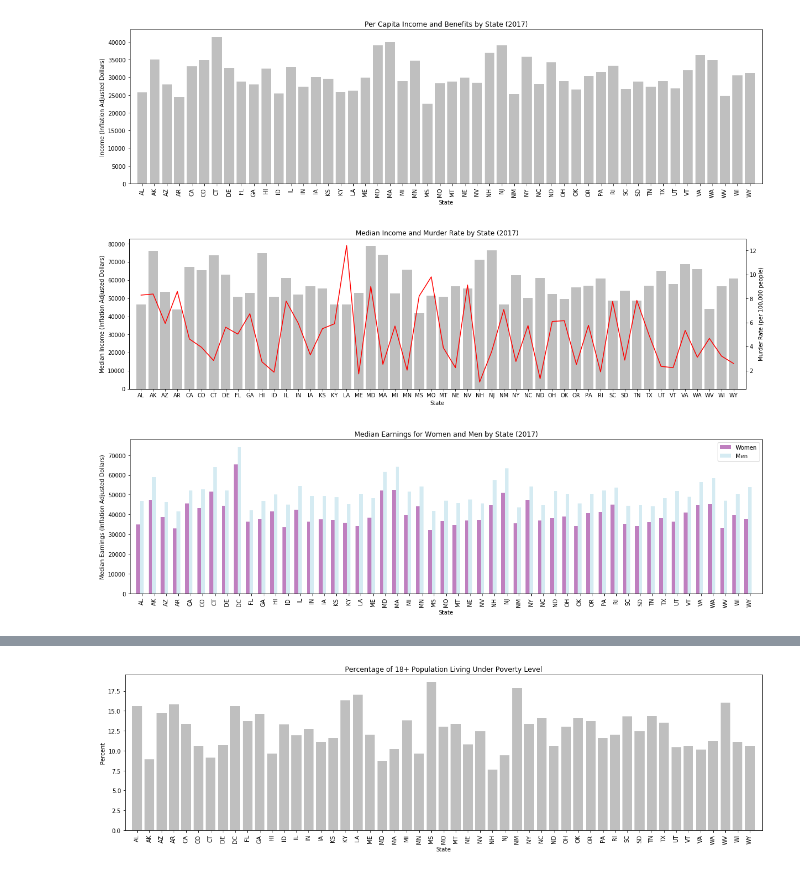
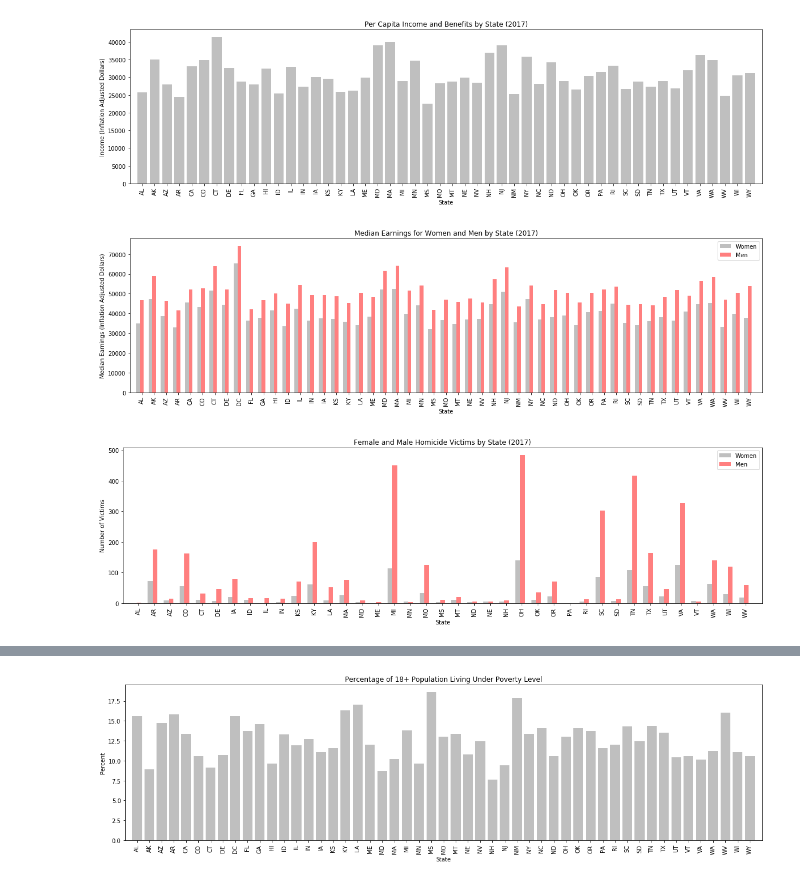
Before and after one commit to stace2775/07-Group_Project_1, a Jupyter notebook: GROUP_2_DATA_EXPLORATION_AND_CLEANUP.ipynb, the cells around one changed output, grey strips where cells are left out. Drawn from its saved outputs; the diff is of its cells as text; code cells hidden in the pictures.

```diff
--- a/GROUP_2_DATA_EXPLORATION_AND_CLEANUP.ipynb
+++ b/GROUP_2_DATA_EXPLORATION_AND_CLEANUP.ipynb
@@ -1304,39 +1203,49 @@ plt.savefig("Images/State_PerCapita_Income_2017.png")
 # %% [output]
 [figure]
 # %%
-#MEDIAN EARNINGS BY STATE FOR 2017 with MURDER RATE BY STATE - - BASED ON 2017 CENSUS DATA ONLY
-c_states = ses_mrcensus['state_abbr']
-median_income = ses_mrcensus['Total_median_income']
-mrate = ses_mrcensus['Murder Rate']
+#MEDIAN EARNINGS (MALE & FEMALE SIDE-BY-SIDE) BY STATE FOR 2017 - - BASED ON 2017 CENSUS DATA ONLY
+
+c_states = ses_census_df['state_abbr']
+med_earn_F = ses_census_df['Median_female']
+med_earn_M = ses_census_df['Median_male']
 
 x_axis = np.arange(len(c_states))
 
 fig = plt.figure(figsize=(20, 5))
 ax = fig.add_subplot(111)
 
-ax.bar(x_axis, median_income, color='gray', alpha=0.5, align='center')
-ax2 = ses_mrcensus['Murder Rate'].plot(secondary_y=True, color='r')
+w = 0.3
+
+women = ax.bar(x_axis-w, med_earn_F, color='gray', alpha=0.5, align='center', width = w)
+men = ax.bar(x_axis, med_earn_M, color='red', alpha=0.5, align='center', width = w)
+#ax2 = ses_mrcensus['Murder Rate'].plot(secondary_y=True, color='y')
+
+
+#ax2 = ses_state_v_sex_2017['Male Count'].plot(secondary_y=True, color='y')
 
 tick_locations = [value for value in x_axis]
 plt.xticks(tick_locations, c_states, rotation="vertical")
 
 plt.xlim(-1, len(x_axis))
 
+plt.title("Median Earnings for Women and Men by State (2017)")
+ax.set_xlabel("State")
+ax.set_ylabel("Median Earnings (Inflation Adjusted Dollars)")
+#ax2.set_ylabel("Murder Rate (per 100,000 people)")
 
-plt.title("Median Income and Murder Rate by State (2017)")
-ax.set_xlabel("State")
-ax.set_ylabel("Median Income (Inflation Adjusted Dollars)")
-ax2.set_ylabel("Murder Rate (per 100,000 people)")
+#ax2.set_ylabel("Number of Male Homicide Victims by State")
+plt.legend((women[0], men[0]), ('Women', 'Men'))
 
-plt.savefig("Images/Median_Income_and_Murder_Rate_2017.png")
+plt.savefig("Images/Male_and_Female_State_Median_Earnings_2017.png")
 # %% [output]
-[figure, old version]
+[figure, new version]
 # %%
-#MEDIAN EARNINGS (MALE & FEMALE SIDE-BY-SIDE) BY STATE FOR 2017 - - BASED ON 2017 CENSUS DATA ONLY
+#COUNT OF HOMICIDE VICTIMS (MALE & FEMALE SIDE-BY-SIDE) WITH HOMICIDE RATE BY STATE FOR 2017
 
-c_states = ses_census_df['state_abbr']
-med_earn_F = ses_census_df['Median_female']
-med_earn_M = ses_census_df['Median_male']
+c_states = vcensus['state_abbr']
+m_count = vcensus['Male Count']
+f_count = vcensus['Female Count']
+pct_active = str(round(vcensus['Pct Active']))
 
 x_axis = np.arange(len(c_states))
 
@@ -1345,27 +1254,27 @@ ax = fig.add_subplot(111)
 
 w = 0.3
 
-women = ax.bar(x_axis-w, med_earn_F, color='purple', alpha=0.5, align='center', width = w)
-men = ax.bar(x_axis, med_earn_M, color='lightblue', alpha=0.5, align='center', width = w)
+women = ax.bar(x_axis-w, f_count, color='gray', alpha=0.5, align='center', width = w)
+men = ax.bar(x_axis, m_count, color='red', alpha=0.5, align='center', width = w)
 #ax2 = ses_mrcensus['Murder Rate'].plot(secondary_y=True, color='y')
 
 
 #ax2 = ses_state_v_sex_2017['Male Count'].plot(secondary_y=True, color='y')
 
-tick_locations = [value for value in x_axis]
+tick_locations = [value+-.04 for value in x_axis]
 plt.xticks(tick_locations, c_states, rotation="vertical")
 
 plt.xlim(-1, len(x_axis))
 
-plt.title("Median Earnings for Women and Men by State (2017)")
+plt.title("Female and Male Homicide Victims by State (2017)")
 ax.set_xlabel("State")
-ax.set_ylabel("Median Earnings (Inflation Adjusted Dollars)")
-#ax2.set_ylabel("Murder Rate (per 100,000 people)")
+ax.set_ylabel("Number of Victims")
+#ax2.set_ylabel("Homicide Rate (per 100,000 people)")
 
 #ax2.set_ylabel("Number of Male Homicide Victims by State")
 
 plt.legend((women[0], men[0]), ('Women', 'Men'))
 
-plt.savefig("Images/Male_and_Female_State_Median_Earnings_2017.png")
+plt.savefig("Images/Male_and_Female_State_Homicide_Victims.png")
 # %% [output]
-[figure, old version]
+[figure, new version]
```
Also changed, not shown: parts of 36 cells of this notebook, 16 other files.
